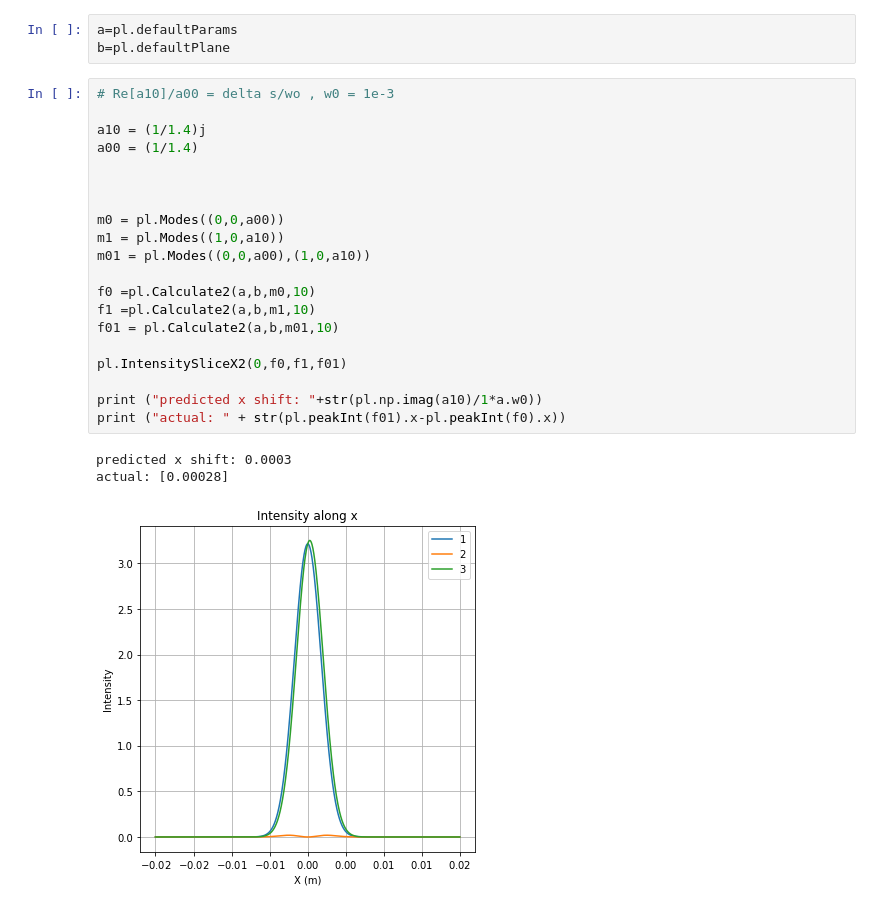
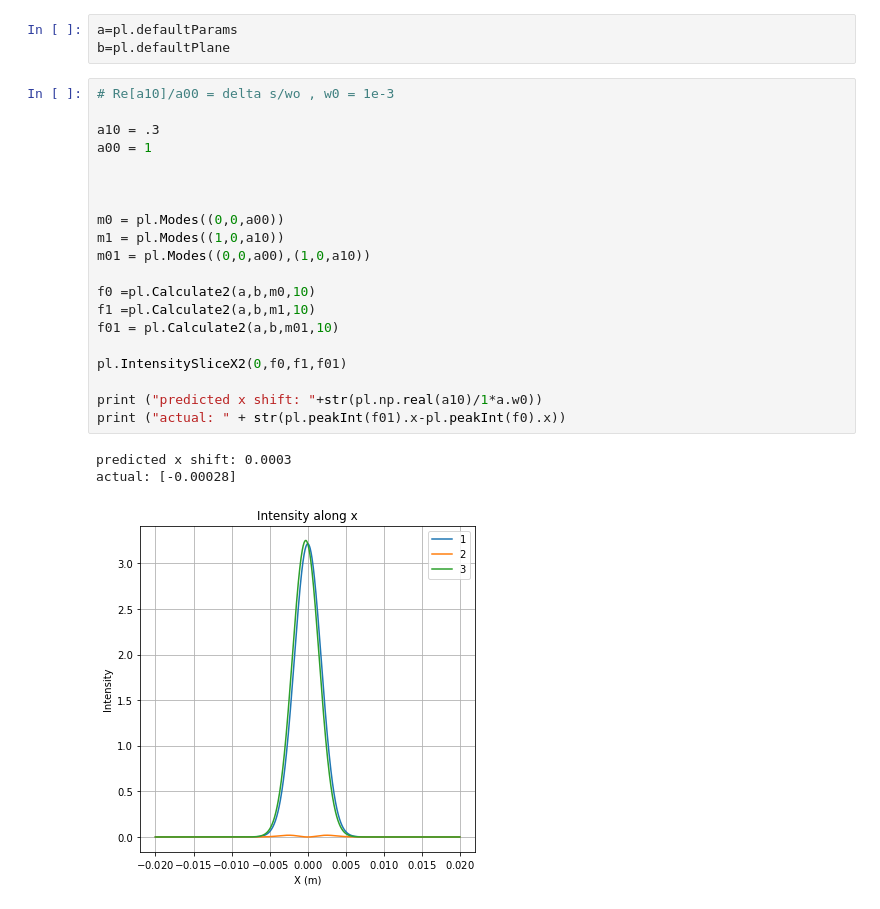
Before and after one commit to Edwards-Paul/Python-HG-Modes, a Jupyter notebook: HG Modes/Untitled.ipynb, the cells around one changed output. Saved outputs shown, nothing was run; the diff lists cells and outputs as text.

```diff
--- a/HG Modes/Untitled.ipynb
+++ b/HG Modes/Untitled.ipynb
@@ -24,27 +24,27 @@ b=pl.defaultPlane
 # %%
 # Re[a10]/a00 = delta s/wo , w0 = 1e-3
 
-a10 = (1/1.4)j
-a00 = (1/1.4)
+a10 = .3
+a00 = 1
 
 
 
 m0 = pl.Modes((0,0,a00))
 m1 = pl.Modes((1,0,a10))
 m01 = pl.Modes((0,0,a00),(1,0,a10))
 
 f0 =pl.Calculate2(a,b,m0,10)
 f1 =pl.Calculate2(a,b,m1,10)
 f01 = pl.Calculate2(a,b,m01,10)
 
 pl.IntensitySliceX2(0,f0,f1,f01)
 
-print ("predicted x shift: "+str(pl.np.imag(a10)/1*a.w0))
+print ("predicted x shift: "+str(pl.np.real(a10)/1*a.w0))
 print ("actual: " + str(pl.peakInt(f01).x-pl.peakInt(f0).x))
 # %% [output]
 predicted x shift: 0.0003
-actual: [0.00028]
+actual: [-0.00028]
-[figure, old version]
+[figure, new version]
 # %%
 # Re[a10]/a00 = delta s/wo , w0 = 1e-3
 
```
Also changed, not shown: parts of 8 cells of this notebook, 2 other files.
